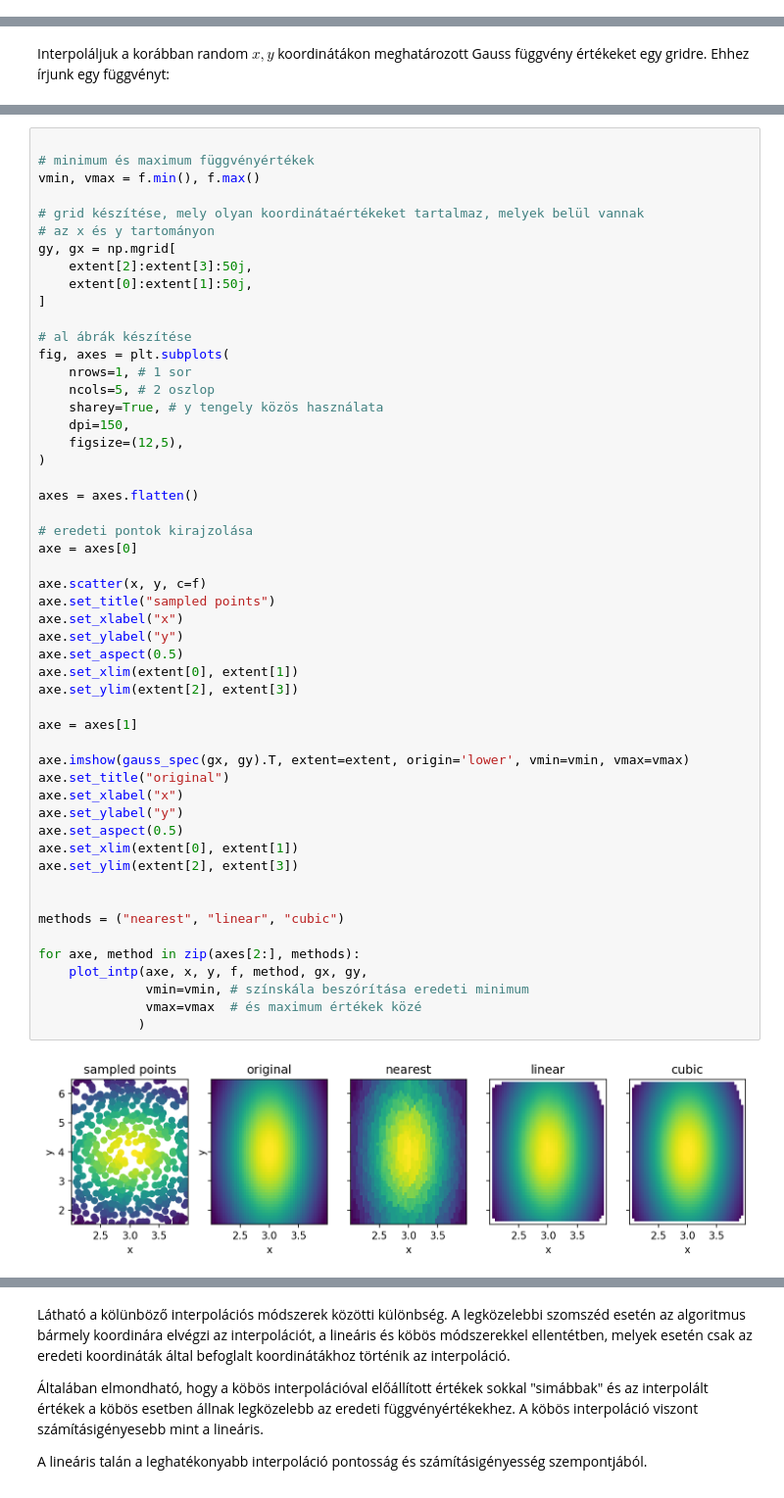
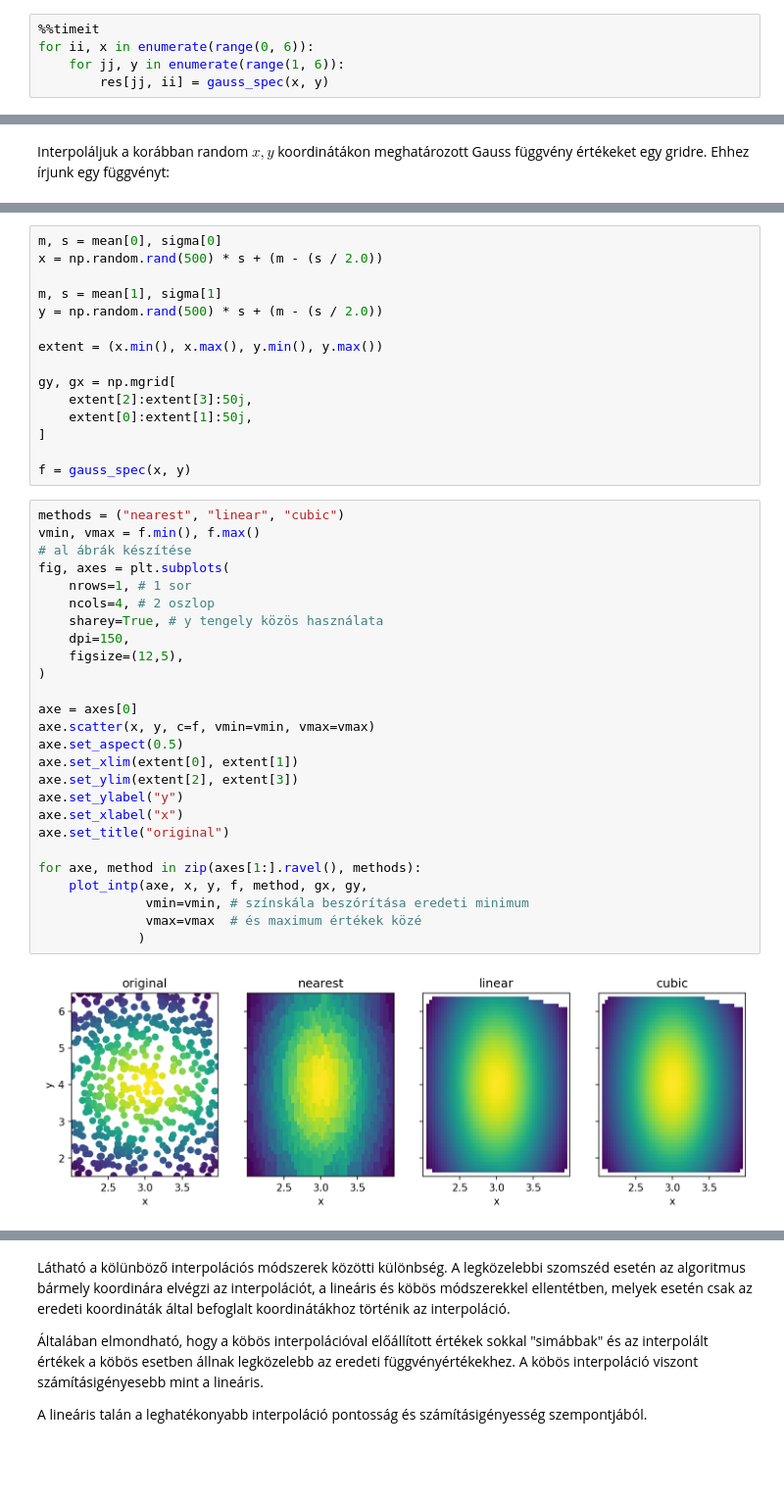
Before and after one commit to bozso/python_course, a Jupyter notebook: notebooks/hu/05_scipy.ipynb, the cells around one changed output, grey strips where cells are left out. Shown at 98% size. Drawn from its saved outputs; the diff is of its cells as text; blank space fills up the shorter version.

```diff
--- a/notebooks/hu/05_scipy.ipynb
+++ b/notebooks/hu/05_scipy.ipynb
@@ -602,0 +740,5 @@ y:
+# %%
+%%timeit
+for ii, x in enumerate(range(0, 6)):
+    for jj, y in enumerate(range(1, 6)):
+        res[jj, ii] = gauss_spec(x, y)
@@ -625,57 +802,46 @@ def plot_intp(axe, x, y, f, method, gx, gy, **kwargs):
     axe.set_ylim(extent[2], extent[3])
 
     axe.set_xlabel("x")
+# %%
+m, s = mean[0], sigma[0]
+x = np.random.rand(500) * s + (m - (s / 2.0))
+
+m, s = mean[1], sigma[1]
+y = np.random.rand(500) * s + (m - (s / 2.0))
+
+extent = (x.min(), x.max(), y.min(), y.max())
+
+gy, gx = np.mgrid[
+    extent[2]:extent[3]:50j,
+    extent[0]:extent[1]:50j,
+]
+
+f = gauss_spec(x, y)
 # %%
-
-# minimum és maximum függvényértékek
+methods = ("nearest", "linear", "cubic")
 vmin, vmax = f.min(), f.max()
-
-# grid készítése, mely olyan koordinátaértékeket tartalmaz, melyek belül vannak
-# az x és y tartományon
-gy, gx = np.mgrid[
-    extent[2]:extent[3]:50j,
-    extent[0]:extent[1]:50j,
-]
-
 # al ábrák készítése
 fig, axes = plt.subplots(
     nrows=1, # 1 sor
-    ncols=5, # 2 oszlop
+    ncols=4, # 2 oszlop
     sharey=True, # y tengely közös használata
     dpi=150,
     figsize=(12,5),
 )
 
-axes = axes.flatten()
-
-# eredeti pontok kirajzolása
 axe = axes[0]
-
-axe.scatter(x, y, c=f)
-axe.set_title("sampled points")
-axe.set_xlabel("x")
-axe.set_ylabel("y")
+axe.scatter(x, y, c=f, vmin=vmin, vmax=vmax)
 axe.set_aspect(0.5)
 axe.set_xlim(extent[0], extent[1])
 axe.set_ylim(extent[2], extent[3])
+axe.set_ylabel("y")
+axe.set_xlabel("x")
+axe.set_title("original")
 
-axe = axes[1]
-
-axe.imshow(gauss_spec(gx, gy).T, extent=extent, origin='lower', vmin=vmin, vmax=vmax)
-axe.set_title("original")
-axe.set_xlabel("x")
-axe.set_ylabel("y")
-axe.set_aspect(0.5)
-axe.set_xlim(extent[0], extent[1])
-axe.set_ylim(extent[2], extent[3])
-
-
-methods = ("nearest", "linear", "cubic")
-
-for axe, method in zip(axes[2:], methods):
+for axe, method in zip(axes[1:].ravel(), methods):
     plot_intp(axe, x, y, f, method, gx, gy,
               vmin=vmin, # színskála beszórítása eredeti minimum
               vmax=vmax  # és maximum értékek közé
              )
 # %% [output]
-[figure, old version]
+[figure, new version]
```
Also changed, not shown: parts of 66 cells of this notebook, 4 other files.
